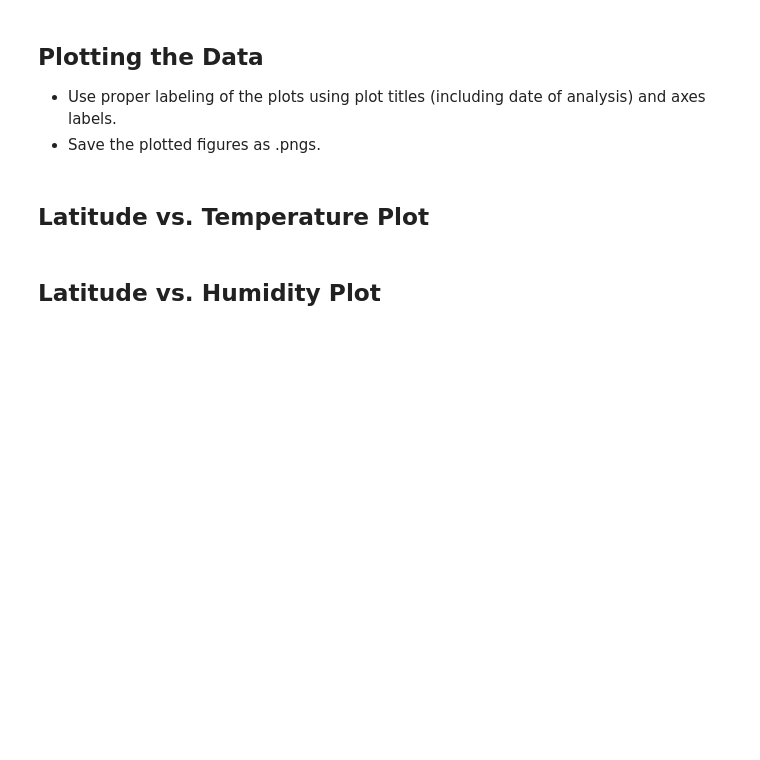
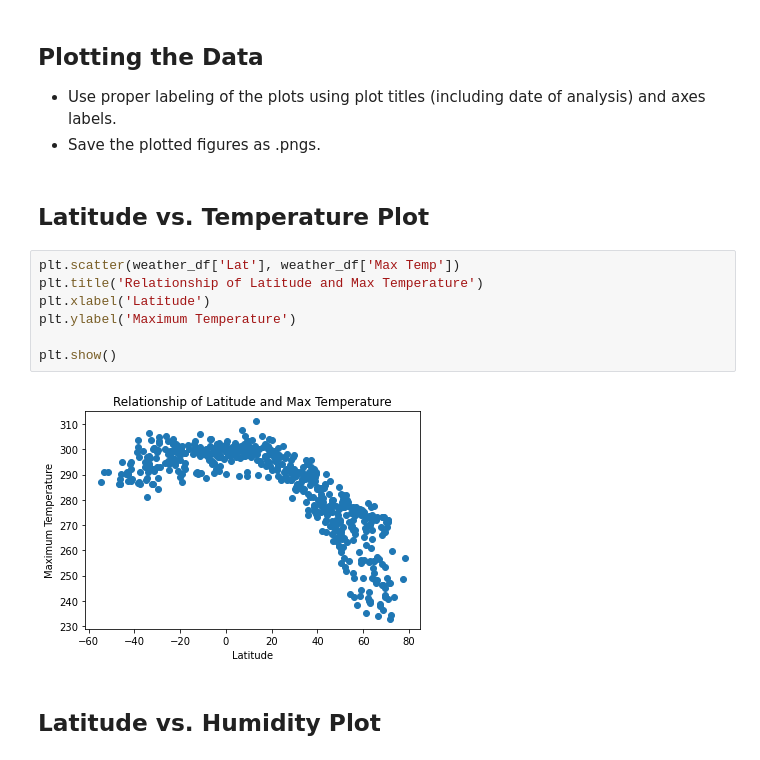
Before and after one commit to wagneree193/python-api-challenge, a Jupyter notebook: WeatherPy.ipynb, the cells around one changed output. Saved outputs shown, nothing was run; the diff lists cells and outputs as text; blank space fills up the shorter version.

Commit message:
scatter plots related to latitude

```diff
--- a/WeatherPy.ipynb
+++ b/WeatherPy.ipynb
@@ -225,5 +225,14 @@ weather_df.sort_values(by=['Humidity'], ascending = False)
 * Save the plotted figures as .pngs.
 # %% [markdown]
 ## Latitude vs. Temperature Plot
+# %%
+plt.scatter(weather_df['Lat'], weather_df['Max Temp'])
+plt.title('Relationship of Latitude and Max Temperature')
+plt.xlabel('Latitude')
+plt.ylabel('Maximum Temperature')
+
+plt.show()
+# %% [output]
+[figure, added]
 # %% [markdown]
 ## Latitude vs. Humidity Plot
```
Also changed, not shown: parts of 3 cells of this notebook.
